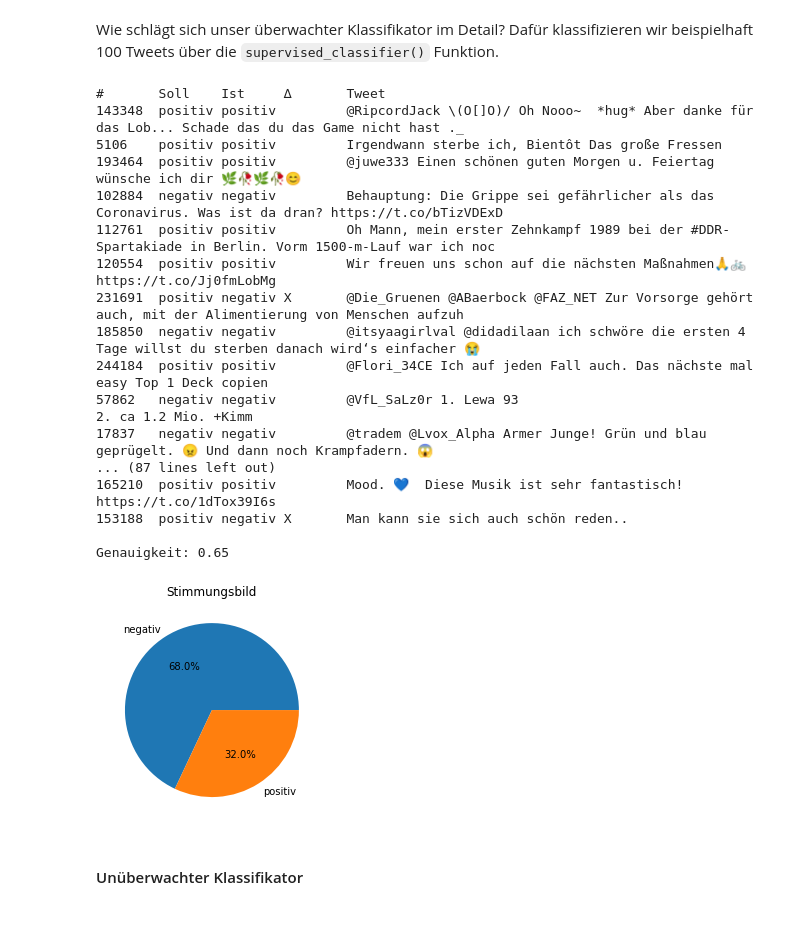
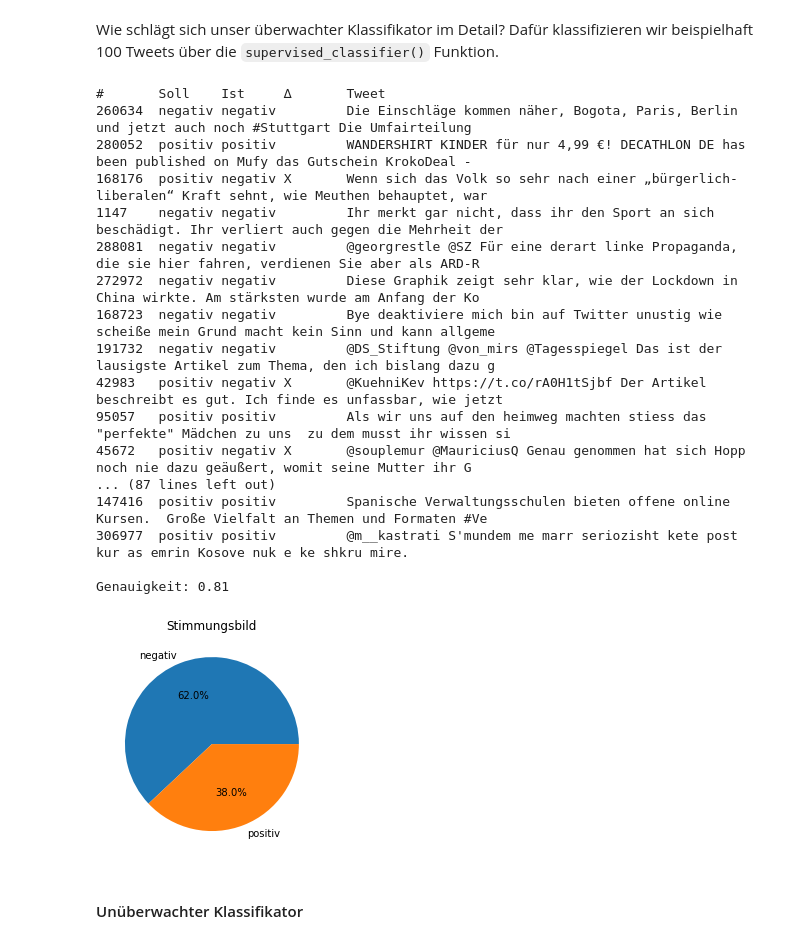
Before and after one commit to orca-nrw/lernmodul-texte, a Jupyter notebook: index.ipynb, the cells around one changed output. Cells and saved outputs as stored; diff of their text form; code cells hidden in the pictures.

```diff
--- a/index.ipynb
+++ b/index.ipynb
@@ -259,4 +278,4 @@ tweets = tweets.append(pd.Series(example), ignore_index=True)
 # %% [markdown]
 Das war's auch schon mit der Erkundung der Daten. Bis jetzt haben wir lediglich einzelne Beispiele verworfen, nicht aber vorhandene Beispiele verändert. Bevor das passiert, behalten wir lieber eine Kopie, auf die wir im späteren Verlauf des Lernmoduls noch zurückgreifen werden.
 # %%
-tweets_copy = tweets
+tweets_copy = tweets.replace(regex={r'\n':  ' '})
@@ -439,0 +435,3 @@ array(['der', 'die', 'das', 'ein', 'eine', 'einer', 'einen', 'ich', 'du',
+# %%
+stop_words = lf.load_stop_words()
+stop_words.Wort.values
@@ -893,3 +862,3 @@ Im Folgenden wird unser Klassifikator als `NaiveBayesClassifier` mithilfe von NL
 # %%
-classifier = NaiveBayesClassifier.train(train_set)
+nbclassifier = NaiveBayesClassifier.train(train_set)
 # %% [markdown]
@@ -951,6 +912,9 @@ def padding(tweet): # Execution time too long
     """Pad vectors with zeros at the end."""
 
     return np.pad(tweet[:pad_size], (0, pad_size-len(tweet[:pad_size])))
+# %%
+tweets['Vector_unpadded'] = tweets['Vector']
+tweets['Vector'] = tweets['Vector'].apply(padding)
 # %%
 from nltk.cluster import KMeansClusterer, euclidean_distance
 # %% [markdown]
@@ -1059,24 +988,24 @@ def supervised_classifier(tweets):
 # %%
-supervised_classifier(train_sample) # On Train
+mf.supervised_classifier(train_sample, tweets_copy, nbclassifier, labels) # On Train
 # %% [output]
 #       Soll    Ist     ∆       Tweet
-143348  positiv positiv         @RipcordJack \(O[]O)/ Oh Nooo~  *hug* Aber danke für das Lob... Schade das du das Game nicht hast ._
-5106    positiv positiv         Irgendwann sterbe ich, Bientôt Das große Fressen
-193464  positiv positiv         @juwe333 Einen schönen guten Morgen u. Feiertag wünsche ich dir 🌿🥀🌿🥀😊
-102884  negativ negativ         Behauptung: Die Grippe sei gefährlicher als das Coronavirus. Was ist da dran? https://t.co/bTizVDExD
-112761  positiv positiv         Oh Mann, mein erster Zehnkampf 1989 bei der #DDR-Spartakiade in Berlin. Vorm 1500-m-Lauf war ich noc
-120554  positiv positiv         Wir freuen uns schon auf die nächsten Maßnahmen🙏🚲 https://t.co/Jj0fmLobMg
-231691  positiv negativ X       @Die_Gruenen @ABaerbock @FAZ_NET Zur Vorsorge gehört auch, mit der Alimentierung von Menschen aufzuh
-185850  negativ negativ         @itsyaagirlval @didadilaan ich schwöre die ersten 4 Tage willst du sterben danach wird‘s einfacher 😭
-244184  positiv positiv         @Flori_34CE Ich auf jeden Fall auch. Das nächste mal easy Top 1 Deck copien
-57862   negativ negativ         @VfL_SaLz0r 1. Lewa 93                                                          2. ca 1.2 Mio. +Kimm
-17837   negativ negativ         @tradem @Lvox_Alpha Armer Junge! Grün und blau geprügelt. 😠 Und dann noch Krampfadern. 😱
+260634  negativ negativ         Die Einschläge kommen näher, Bogota, Paris, Berlin und jetzt auch noch #Stuttgart Die Umfairteilung
+280052  positiv positiv         WANDERSHIRT KINDER für nur 4,99 €! DECATHLON DE has been published on Mufy das Gutschein KrokoDeal -
+168176  positiv negativ X       Wenn sich das Volk so sehr nach einer „bürgerlich-liberalen“ Kraft sehnt, wie Meuthen behauptet, war
+1147    negativ negativ         Ihr merkt gar nicht, dass ihr den Sport an sich beschädigt. Ihr verliert auch gegen die Mehrheit der
+288081  negativ negativ         @georgrestle @SZ Für eine derart linke Propaganda, die sie hier fahren, verdienen Sie aber als ARD-R
+272972  negativ negativ         Diese Graphik zeigt sehr klar, wie der Lockdown in China wirkte. Am stärksten wurde am Anfang der Ko
+168723  negativ negativ         Bye deaktiviere mich bin auf Twitter unustig wie scheiße mein Grund macht kein Sinn und kann allgeme
+191732  negativ negativ         @DS_Stiftung @von_mirs @Tagesspiegel Das ist der lausigste Artikel zum Thema, den ich bislang dazu g
+42983   positiv negativ X       @KuehniKev https://t.co/rA0H1tSjbf Der Artikel beschreibt es gut. Ich finde es unfassbar, wie jetzt
+95057   positiv positiv         Als wir uns auf den heimweg machten stiess das "perfekte" Mädchen zu uns  zu dem musst ihr wissen si
+45672   positiv negativ X       @souplemur @MauriciusQ Genau genommen hat sich Hopp noch nie dazu geäußert, womit seine Mutter ihr G
 ... (87 lines left out)
-165210  positiv positiv         Mood. 💙  Diese Musik ist sehr fantastisch!  https://t.co/1dTox39I6s
-153188  positiv negativ X       Man kann sie sich auch schön reden..
+147416  positiv positiv         Spanische Verwaltungsschulen bieten offene online Kursen.  Große Vielfalt an Themen und Formaten #Ve
+306977  positiv positiv         @m__kastrati S'mundem me marr seriozisht kete post kur as emrin Kosove nuk e ke shkru mire.
 
-Genauigkeit: 0.65
+Genauigkeit: 0.81
-[figure, old version]
+[figure, new version]
 # %% [markdown]
 #### Unüberwachter Klassifikator
 # %% [markdown]
```
Also changed, not shown: parts of 109 cells of this notebook, 2 other files.
